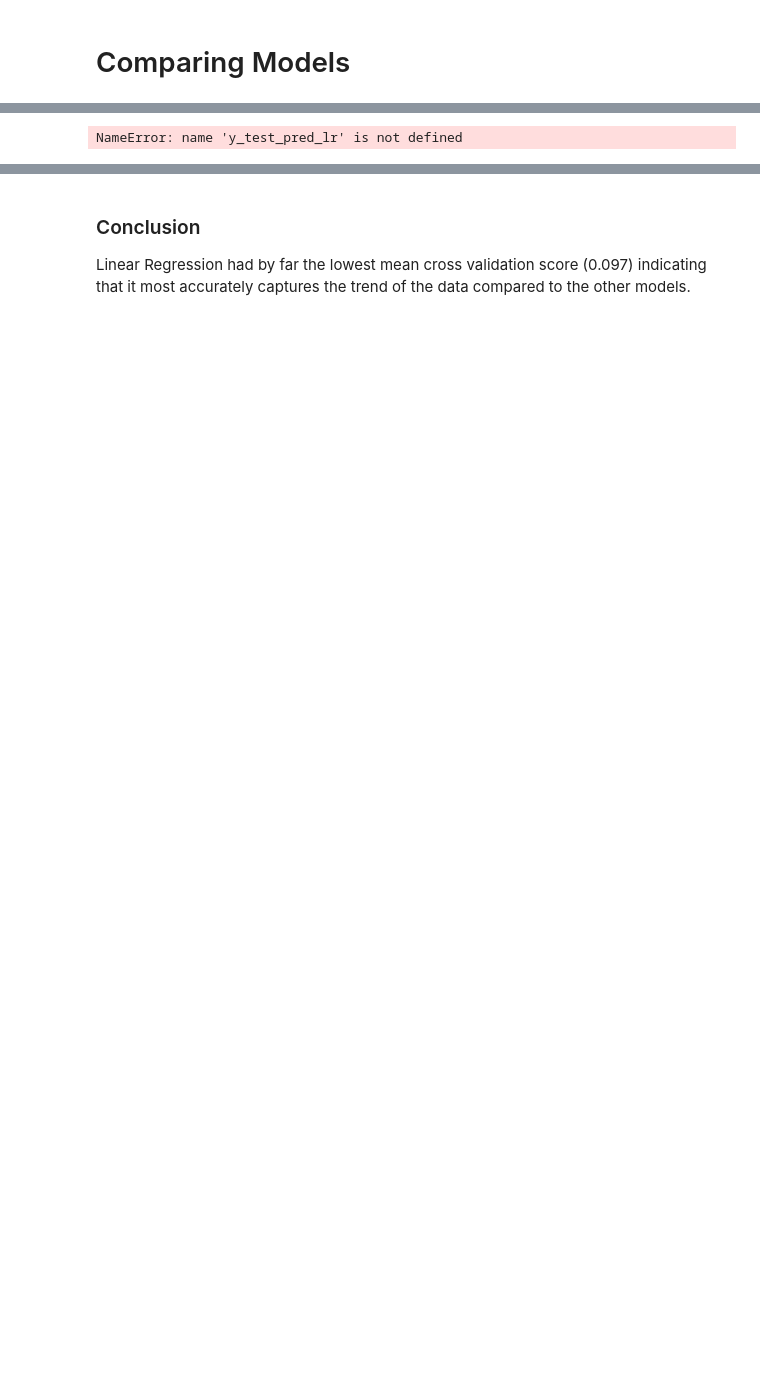
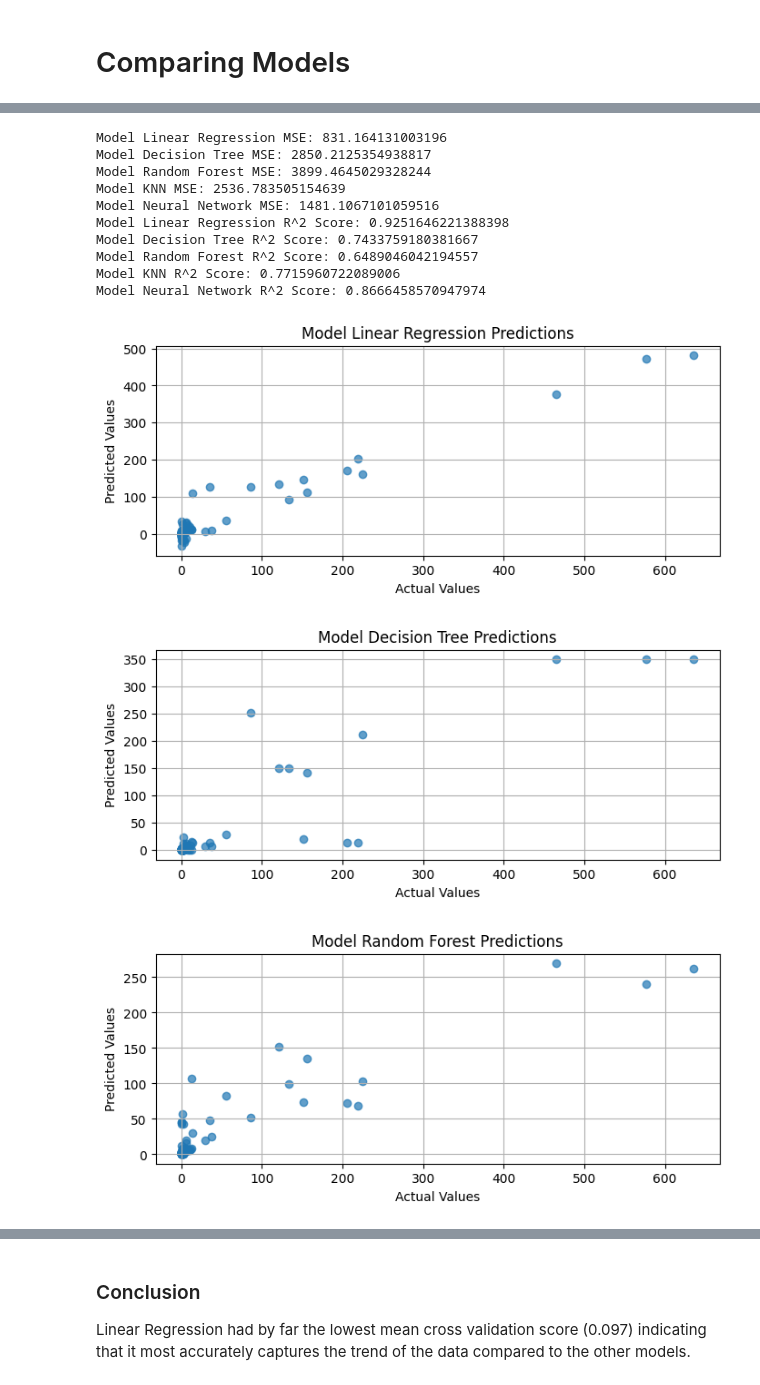
Before and after one commit to tarunajjarapu/Machine_Learning-Residency_Matching, a Jupyter notebook: MLProject.ipynb, the cells around one changed output, grey strips where cells are left out. Cells and saved outputs as stored; diff of their text form; code cells hidden in the pictures; blank space fills up the shorter version.

```diff
--- a/MLProject.ipynb
+++ b/MLProject.ipynb
@@ -521,20 +502,31 @@ y_test_pred_nnet = best_Nnet.predict(X_test)
 # %%
 models = ['Linear Regression', 'Decision Tree', 'Random Forest', 'KNN', 'Neural Network']
 model_vals = [y_test_pred_lr, y_test_pred_dtr, y_test_pred_rfr, y_test_pred_knn, y_test_pred_nnet]
 
 for i in range(5):
     print(f"Model {models[i]} MSE: {mean_squared_error(y_test, model_vals[i])}")
 
 for i in range(5):
     print(f"Model {models[i]} R^2 Score: {r2_score(y_test, model_vals[i])}")
 
 for i in range(5):
-    plt.figure(figsize=(6, 4))
     plt.scatter(y_test, model_vals[i], alpha=0.7)
     plt.xlabel("Actual Values")
     plt.ylabel("Predicted Values")
     plt.title(f'Model {models[i]} Predictions')
     plt.grid()
     plt.show()
 # %% [output]
-NameError: name 'y_test_pred_lr' is not defined
+Model Linear Regression MSE: 831.164131003196
+Model Decision Tree MSE: 2850.2125354938817
+Model Random Forest MSE: 3899.4645029328244
+Model KNN MSE: 2536.783505154639
+Model Neural Network MSE: 1481.1067101059516
+Model Linear Regression R^2 Score: 0.9251646221388398
+Model Decision Tree R^2 Score: 0.7433759180381667
+Model Random Forest R^2 Score: 0.6489046042194557
+Model KNN R^2 Score: 0.7715960722089006
+Model Neural Network R^2 Score: 0.8666458570947974
+[figure, added]
+[figure, added]
+[figure, added]
```
Also changed, not shown: parts of 11 cells of this notebook.
